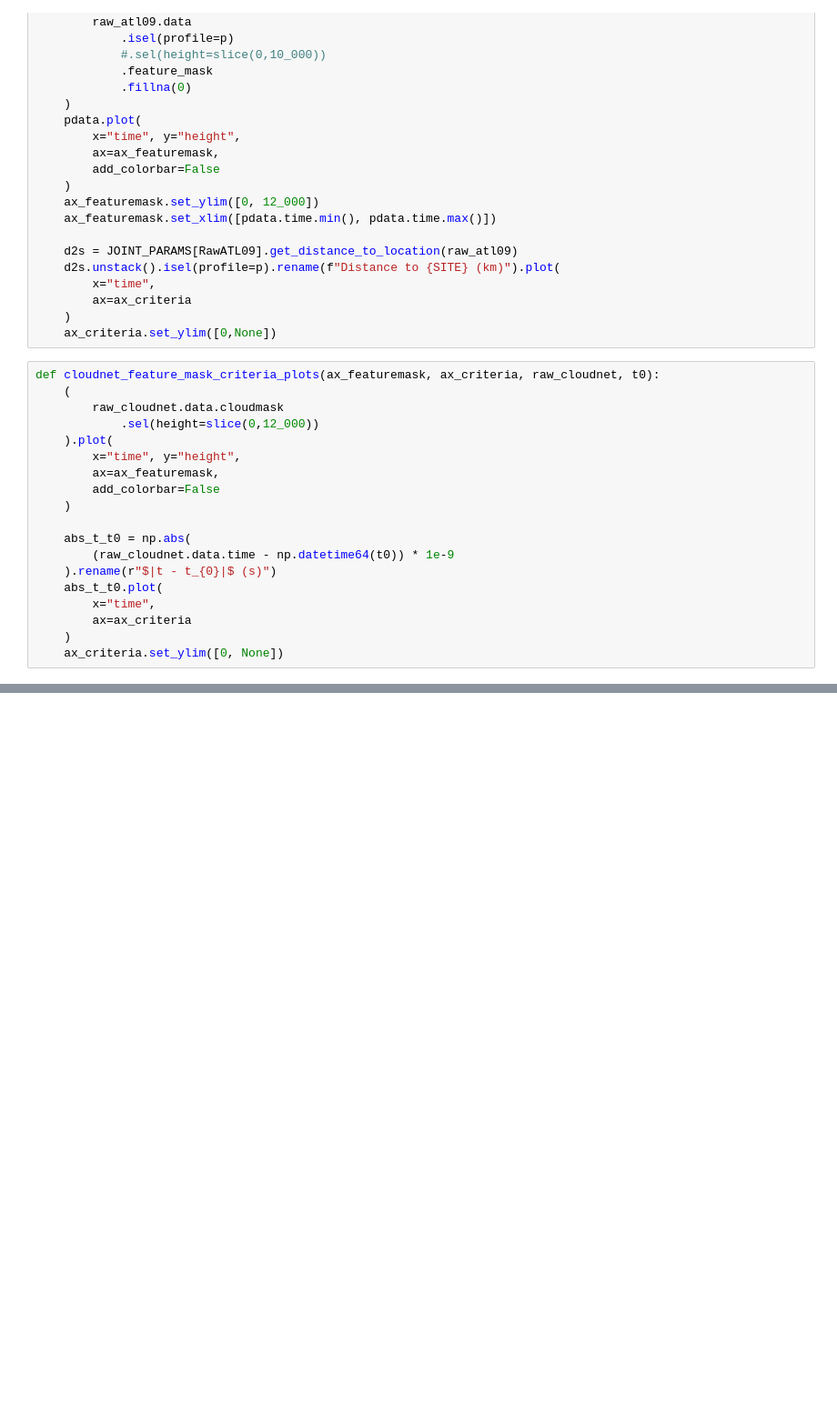
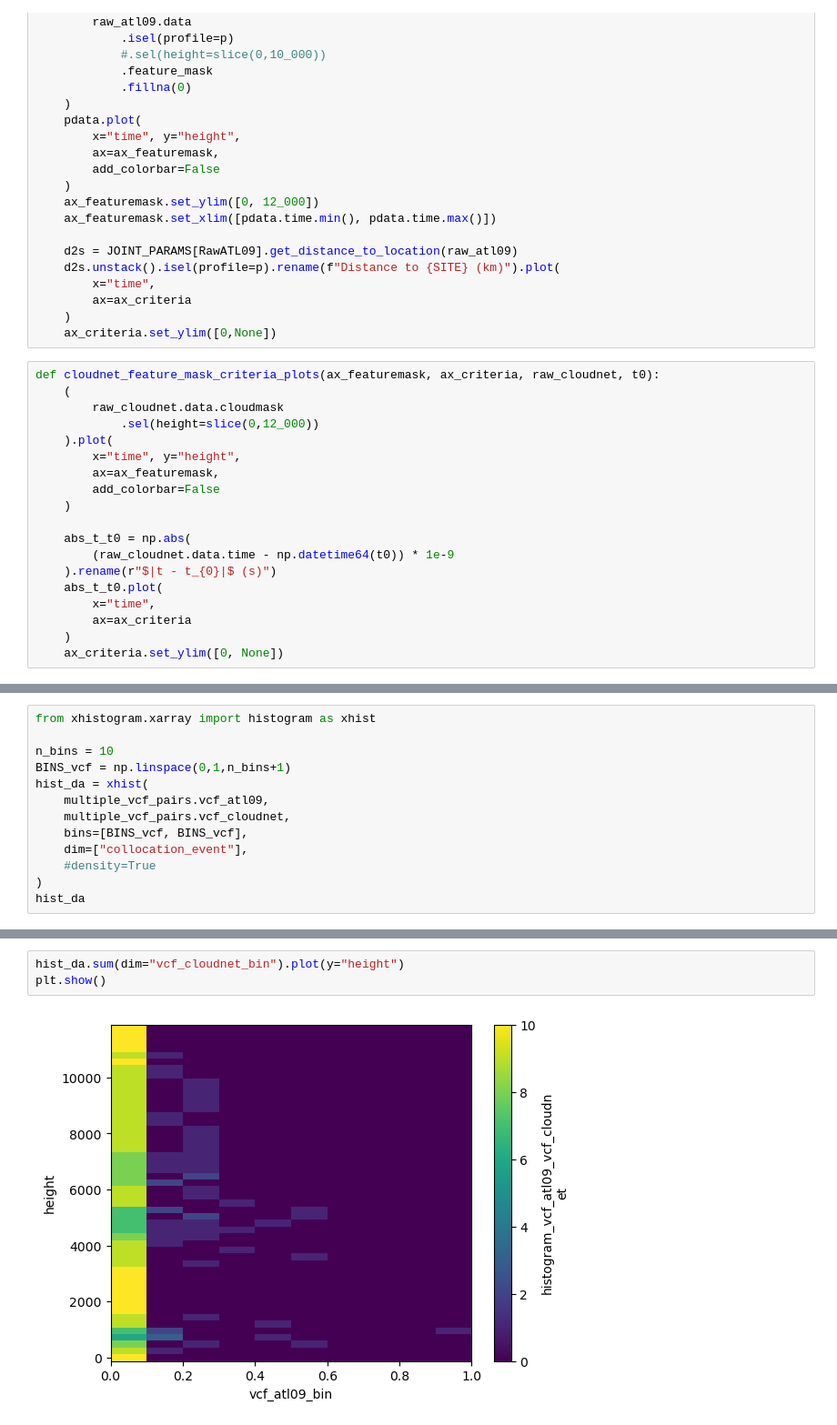
Before and after one commit to DAndrewA/sat-val-framework, a Jupyter notebook: example/local_tests/test_CollocationEventList.ipynb, the cells around one changed output, grey strips where cells are left out. Shown at 91% size. Cells and saved outputs as stored; diff of their text form; blank space fills up the shorter version.

```diff
--- a/example/local_tests/test_CollocationEventList.ipynb
+++ b/example/local_tests/test_CollocationEventList.ipynb
@@ -201,0 +491,13 @@ plt.show()
+# %%
+from xhistogram.xarray import histogram as xhist
+
+n_bins = 10
+BINS_vcf = np.linspace(0,1,n_bins+1)
+hist_da = xhist(
+    multiple_vcf_pairs.vcf_atl09,
+    multiple_vcf_pairs.vcf_cloudnet,
+    bins=[BINS_vcf, BINS_vcf],
+    dim=["collocation_event"],
+    #density=True
+)
+hist_da
@@ -201,0 +522,5 @@ plt.show()
+# %%
+hist_da.sum(dim="vcf_cloudnet_bin").plot(y="height")
+plt.show()
+# %% [output]
+[figure, added]
```
Also changed, not shown: parts of 33 cells of this notebook.
